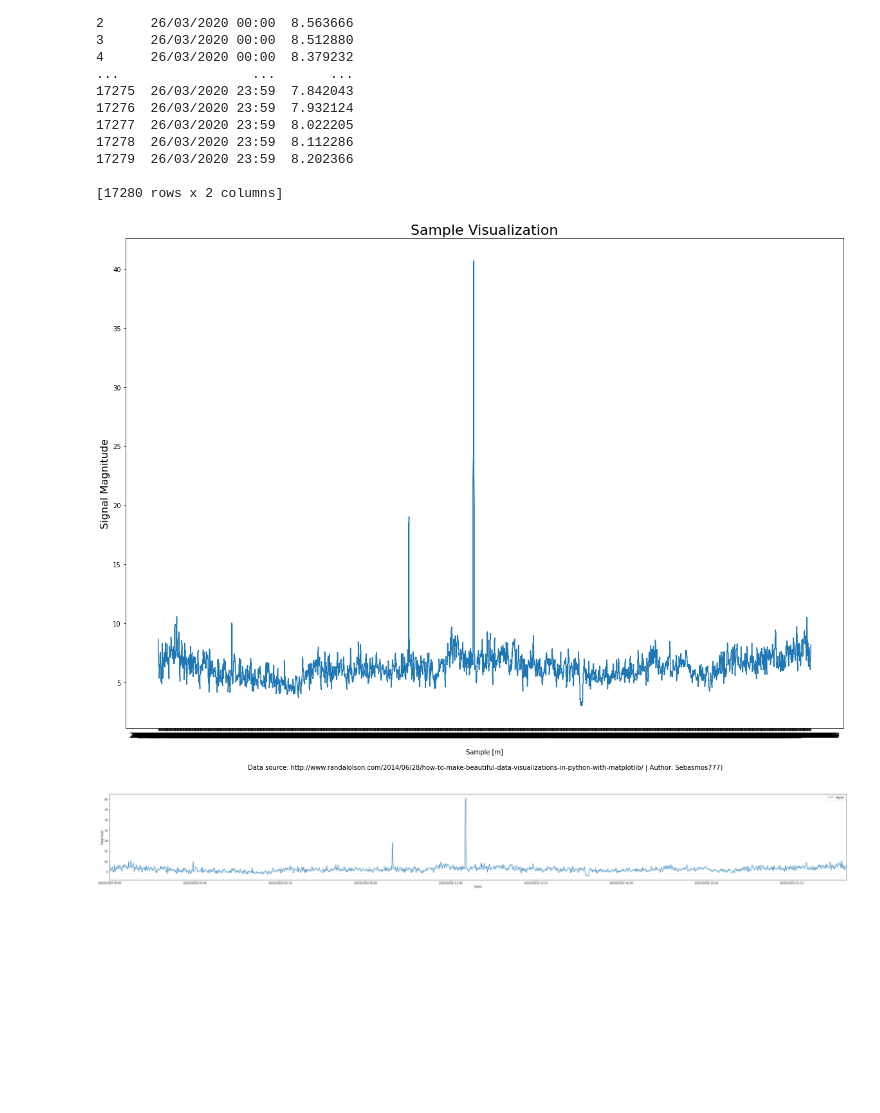
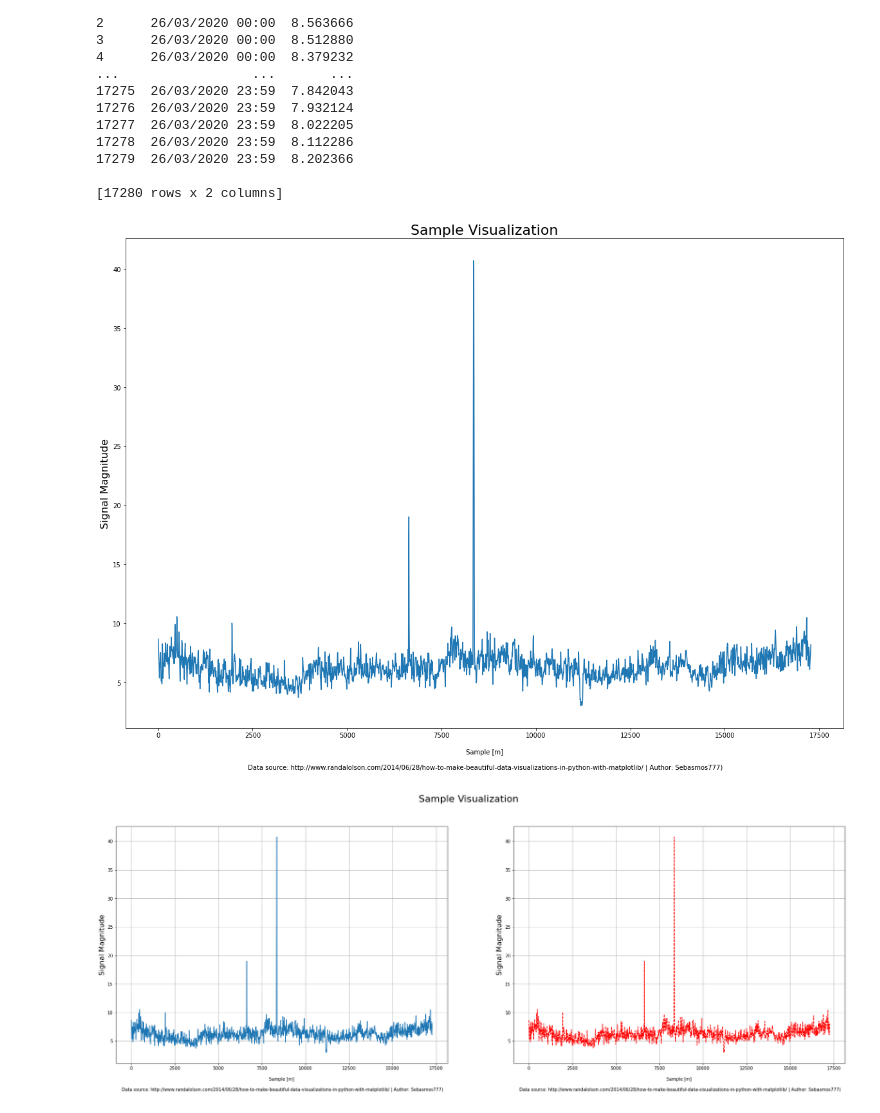
Before and after one commit to sebasmos/SolarFlares-Standford, a Jupyter notebook: SunAnalysis_TensorFlow_pynb.ipynb, the cells around one changed output. Drawn from its saved outputs; the diff is of its cells as text; code cells hidden in the pictures; blank space fills up the shorter version.

```diff
--- a/SunAnalysis_TensorFlow_pynb.ipynb
+++ b/SunAnalysis_TensorFlow_pynb.ipynb
@@ -85,30 +85,43 @@ print(df)
 # %%
 ## Primero graficamos en terminos de muestras
 # Para cada fecha podemos generar una muestra
 x = [x for x in range(len(Dates))]
 
 # Signal is saved as multi-tensorial array, conver to 1-dimensional with
 Signal = Signal.ravel()
 Dates = Dates.ravel() # Para convertir a array unidimensional
 
 plt.figure(figsize=(20, 14))
-plt.plot(Dates, Signal, '-') # Reemplazar x por Dates para obtener en terminos fechas
+plt.plot(x, Signal, '-') # Reemplazar x por Dates para obtener en terminos fechas
 
 #Add gadgets
 plt.ylabel("Signal Magnitude", fontsize=16)
 plt.xlabel("\n Sample [m] \n\n Data source: http://www.randalolson.com/2014/06/28/how-to-make-beautiful-data-visualizations-in-python-with-matplotlib/ | "
            "Author: Sebasmos777)", fontsize=10)
 # Zoom in for filling
 plt.fill_between(x, Signal, 195, where=(Signal > 195), facecolor='g', alpha=0.6)
 plt.title("Sample Visualization",fontsize=22)
 plt.show()
 # %% [output]
-[figure, old version]
+[figure, new version]
-# %%
-#Grafica general en terminos de fechas
-df.plot(x ='Dates', y='Signal', kind = 'line',figsize=(50,6))
-plt.xlabel('Dates')
-plt.ylabel('Magnitude')
-plt.show()
-# %% [output]
-[figure, removed]
+# %%
+#Grafica general en terminos de fechas
+
+plt.figure(figsize=(30,10))
+plt.subplot(121)
+plt.plot(x, Signal, '-') # Reemplazar x por Dates para obtener en terminos fechas
+plt.ylabel("Signal Magnitude", fontsize=16)
+plt.xlabel("\n Sample [m] \n\n Data source: http://www.randalolson.com/2014/06/28/how-to-make-beautiful-data-visualizations-in-python-with-matplotlib/ | "
+           "Author: Sebasmos777)", fontsize=10)
+plt.grid(True)
+plt.subplot(122)
+plt.plot(x, Signal, 'r--') # Reemplazar x por Dates para obtener en terminos fechas
+plt.ylabel("Signal Magnitude", fontsize=16)
+plt.xlabel("\n Sample [m] \n\n Data source: http://www.randalolson.com/2014/06/28/how-to-make-beautiful-data-visualizations-in-python-with-matplotlib/ | "
+           "Author: Sebasmos777)", fontsize=10)
+plt.grid(True)
+#Add gadgets
+plt.suptitle("Sample Visualization",fontsize=22)
+plt.show()
+# %% [output]
+[figure, added]
```
Also changed, not shown: parts of 2 cells of this notebook.
